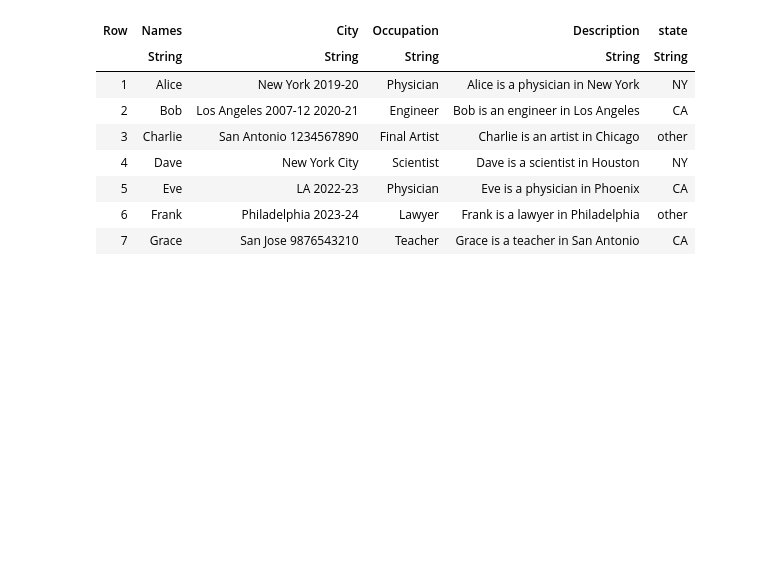
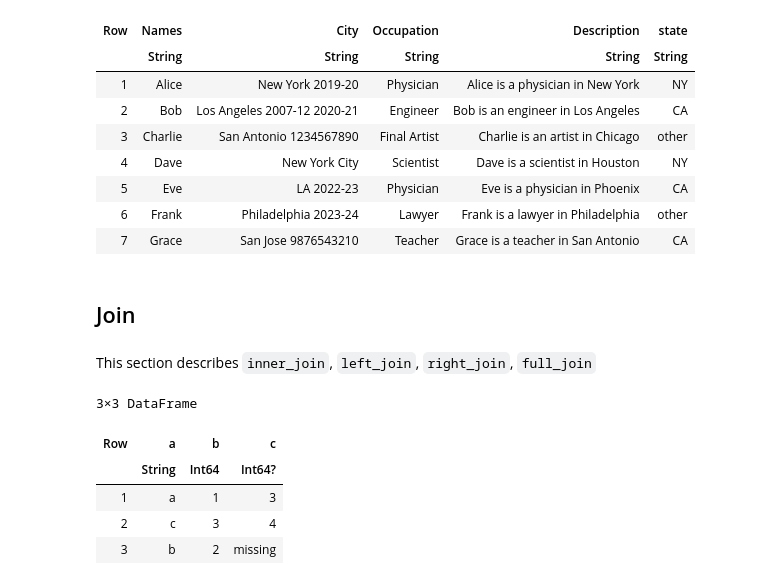
Before and after one commit to chlazaris/Julia_for_DS, a Jupyter notebook: Julia_Tidier.ipynb, the cells around one changed output. Drawn from its saved outputs; the diff is of its cells as text; code cells hidden in the pictures; blank space fills up the shorter version.

Commit message:
Added some notes on joining dataframes using TidierData

```diff
--- a/Julia_Tidier.ipynb
+++ b/Julia_Tidier.ipynb
@@ -578,3 +580,21 @@ end
 | 5 | Eve | LA 2022-23 | Physician | Eve is a physician in Phoenix | CA |
 | 6 | Frank | Philadelphia 2023-24 | Lawyer | Frank is a lawyer in Philadelphia | other |
 | 7 | Grace | San Jose 9876543210 | Teacher | Grace is a teacher in San Antonio | CA |
+# %% [markdown]
+## Join
+# %% [markdown]
+This section describes `inner_join`, `left_join`, `right_join`, `full_join`
+# %%
+df1 = DataFrame(a = ["a", "b", "c"], b = 1:3);
+# %%
+df2 = DataFrame(a = ["a", "c"], c = 3:4);
+# %%
+# Left join (all the entries of the left df are kept)
+@left_join(df1, df2)
+# %% [output]
+3×3 DataFrame
+| Row | a | b | c |
+|  | String | Int64 | Int64? |
+| 1 | a | 1 | 3 |
+| 2 | c | 3 | 4 |
+| 3 | b | 2 | missing |
```
Also changed, not shown: parts of 4 cells of this notebook.
